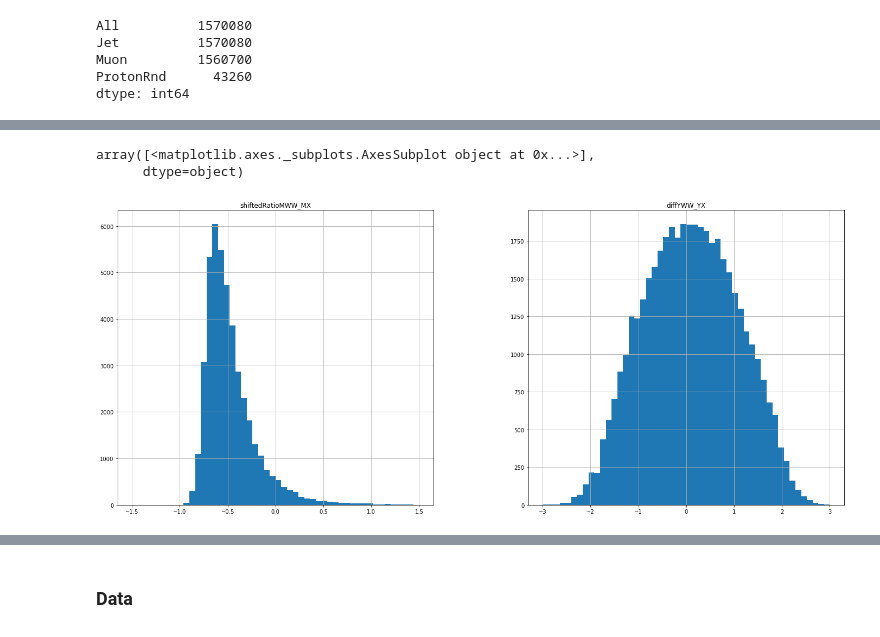
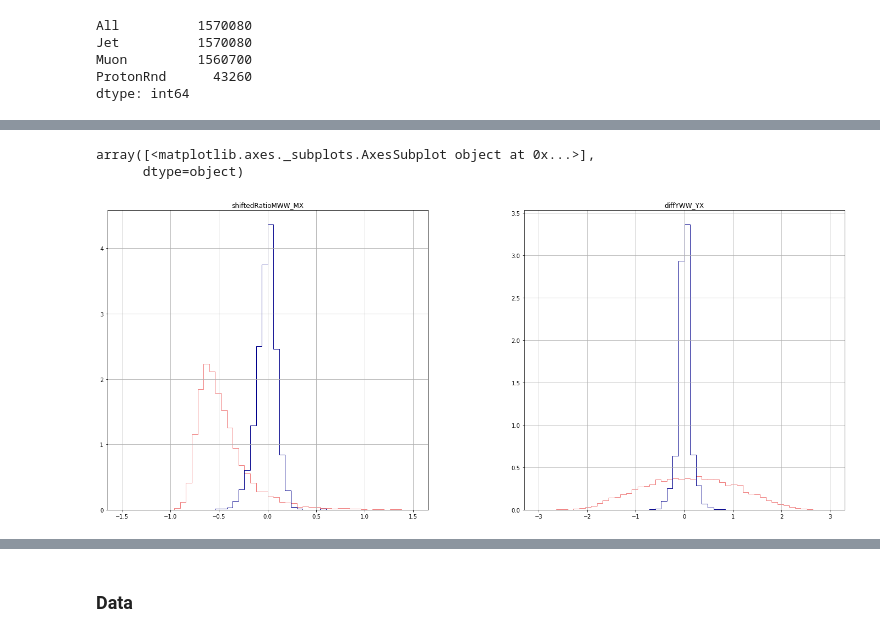
Before and after one commit to miguelgallo/pps-ww-analysis-notebook, a Jupyter notebook: Data-Inspection.ipynb, the cells around one changed output, grey strips where cells are left out. Saved outputs shown, nothing was run; the diff lists cells and outputs as text; code cells hidden in the pictures.

Commit message:
Update processing of ntuples, data inspection notebook. Added signal samples.

```diff
--- a/Data-Inspection.ipynb
+++ b/Data-Inspection.ipynb
@@ -141,0 +230,6 @@ def process_data_protons_multiRP( df_protons_multiRP ):
+# %%
+fileNames_signal = [
+    "output-GGToWW-AQGC-test-A0W1e-6.h5"
+]
+df_counts_signal, df_protons_multiRP_signal, df_protons_singleRP_signal, df_ppstracks_signal = get_data( fileNames_signal )
+df_protons_multiRP_signal_index, df_protons_multiRP_signal_events, df_ppstracks_signal_index = process_data_protons_multiRP( df_protons_multiRP_signal, df_ppstracks_signal, runOnMC=True )
@@ -164,0 +335,10 @@ output-data-random-resample_20.h5
+# %%
+fileNames_bkg = [
+    "output-data-random-resample_20-test-2017B.h5",
+    "output-data-random-resample_20-test-2017C.h5",
+    "output-data-random-resample_20-test-2017D.h5",
+    "output-data-random-resample_20-test-2017E.h5",
+    "output-data-random-resample_20-test-2017F.h5"
+]
+df_counts_bkg, df_protons_multiRP_bkg, df_protons_singleRP_bkg, df_ppstracks_bkg = get_data( fileNames_bkg )
+df_protons_multiRP_bkg_index, df_protons_multiRP_bkg_events, df_ppstracks_bkg_index = process_data_protons_multiRP( df_protons_multiRP_bkg, df_ppstracks_bkg )
@@ -170,5 +368,3 @@ Jet          1570080
 Muon         1560700
 ProtonRnd      43260
 dtype: int64
-# %%
-df_protons_multiRP_bkg_index, df_protons_multiRP_bkg_events = process_data_protons_multiRP( df_protons_multiRP_bkg )
@@ -218,0 +449,13 @@ df_protons_multiRP_bkg_events
+# %%
+msk_bkg = ( ( df_protons_multiRP_bkg_events.loc[ :, "jet0_corrmass"] >= 50.0 ) & ( df_protons_multiRP_bkg_events.loc[ :, "jet0_corrmass"] <= 110.0 ) )
+msk_signal = ( ( df_protons_multiRP_signal_events.loc[ :, "jet0_corrmass"] >= 50.0 ) & ( df_protons_multiRP_signal_events.loc[ :, "jet0_corrmass"] <= 110.0 ) )
+df_protons_multiRP_bkg_events = df_protons_multiRP_bkg_events.loc[ msk_bkg ]
+df_protons_multiRP_signal_events = df_protons_multiRP_signal_events.loc[ msk_signal ]
+
+fig, axes = plt.subplots( 1, 2, figsize=(24,10) )
+
+df_protons_multiRP_bkg_events.hist( "jet0_mass", bins=100, range=(0.,250.), histtype="step", density=True, color="lightcoral", ax=axes[ 0 ] )
+df_protons_multiRP_signal_events.hist( "jet0_mass", bins=100, range=(0.,250.), histtype="step", density=True, color="darkblue", ax=axes[ 0 ] )
+
+df_protons_multiRP_bkg_events.hist( "jet0_corrmass", bins=100, range=(0.,250.), histtype="step", density=True, color="lightcoral", ax=axes[ 1 ] )
+df_protons_multiRP_signal_events.hist( "jet0_corrmass", bins=100, range=(0.,250.), histtype="step", density=True, color="darkblue", ax=axes[ 1 ] )
@@ -219,9 +570,13 @@ df_protons_multiRP_bkg_events
 # %%
 fig, axes = plt.subplots( 1, 2, figsize=(24,10) )
-df_protons_multiRP_bkg_events.hist( "shiftedRatioMWW_MX", bins=50, range=(-1.5,1.5), ax=axes[0] )
-df_protons_multiRP_bkg_events.hist( "diffYWW_YX", bins=50, range=(-3.,3.), ax=axes[1] )
+
+df_protons_multiRP_bkg_events.hist( "shiftedRatioMWW_MX", bins=50, range=(-1.5,1.5), histtype="step", density=True, color="lightcoral", ax=axes[0] )
+df_protons_multiRP_signal_events.hist( "shiftedRatioMWW_MX", bins=50, range=(-1.5,1.5), histtype="step", density=True, color="darkblue", ax=axes[0] )
+
+df_protons_multiRP_bkg_events.hist( "diffYWW_YX", bins=50, range=(-3.,3.), histtype="step", density=True, color="lightcoral", ax=axes[1] )
+df_protons_multiRP_signal_events.hist( "diffYWW_YX", bins=50, range=(-3.,3.), histtype="step", density=True, color="darkblue", ax=axes[1] )
 # %% [output]
 array([<matplotlib.axes._subplots.AxesSubplot object at 0x...>],
       dtype=object)
-[figure, old version]
+[figure, new version]
 # %%
```
Also changed, not shown: parts of 31 cells of this notebook, 2 other files.
